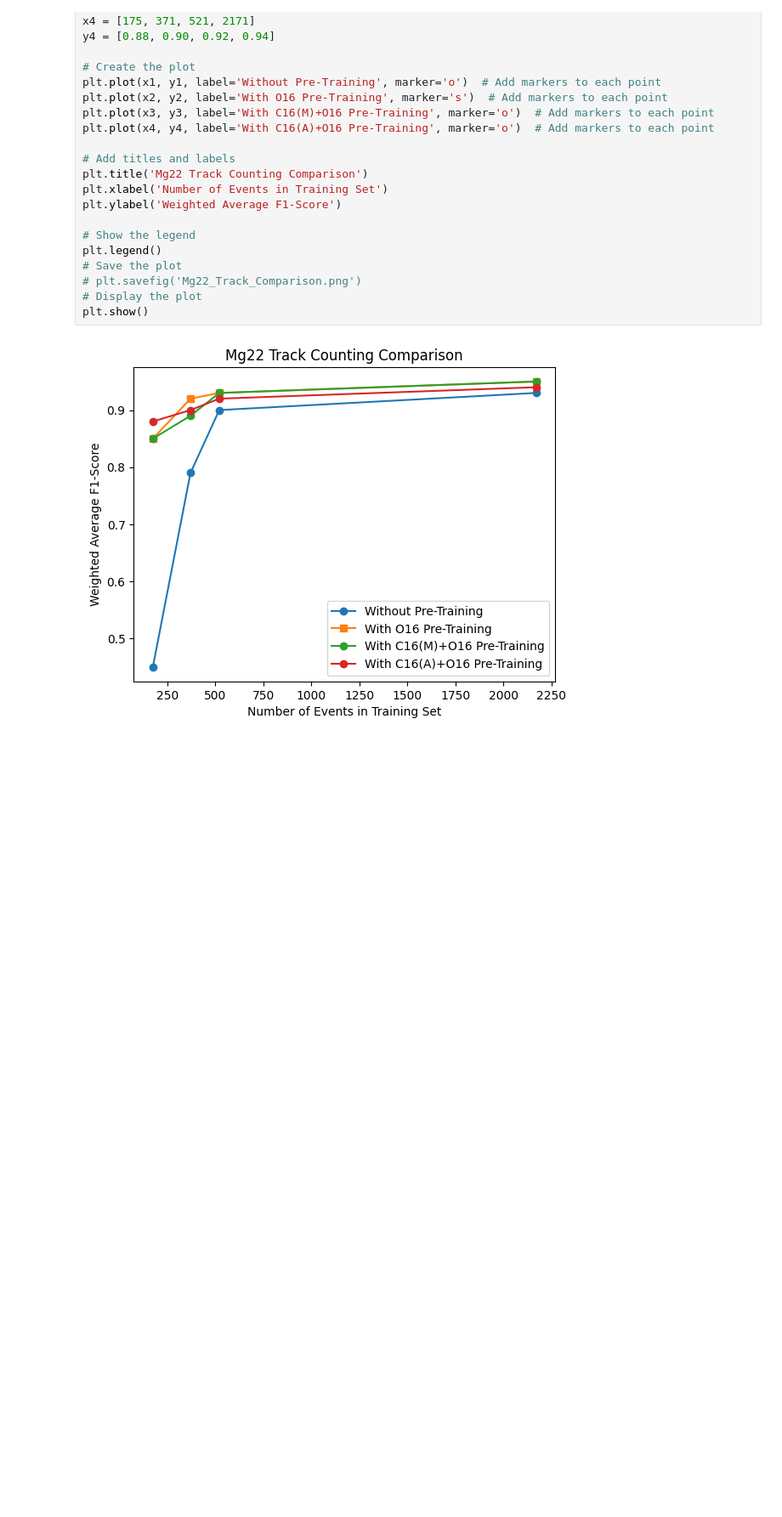
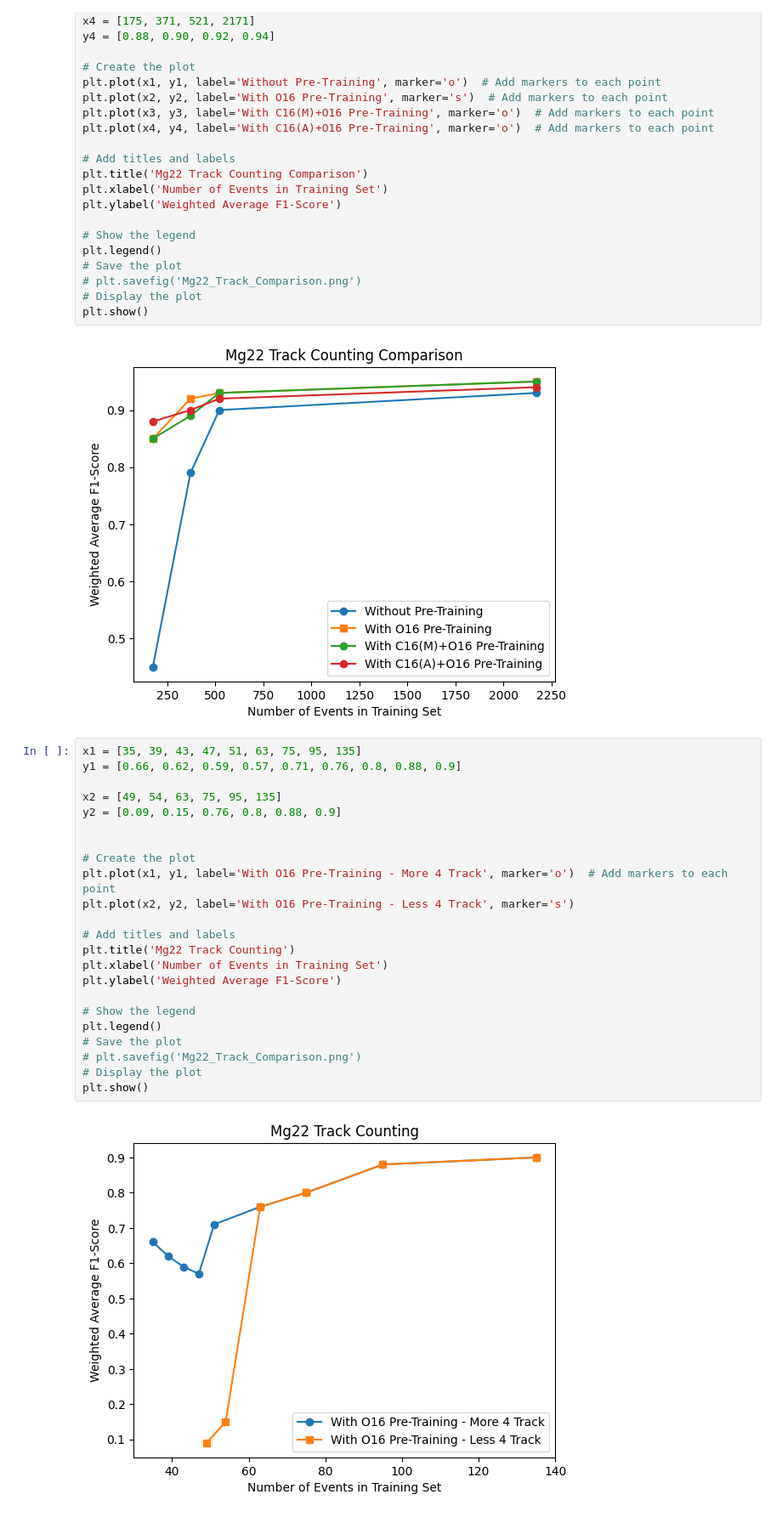
Before and after one commit to alpha-davidson/ATTPCLatent, a Jupyter notebook: Mg22_dw_plot.ipynb, the cells around one changed output. Shown at 85% size. Drawn from its saved outputs; the diff is of its cells as text; blank space fills up the shorter version.

Commit message:
plotting new results with smaller training sets

```diff
--- a/Mg22_dw_plot.ipynb
+++ b/Mg22_dw_plot.ipynb
@@ -36,3 +36,28 @@ plt.legend()
 plt.show()
 # %% [output]
 [figure]
+# %%
+x1 = [35, 39, 43, 47, 51, 63, 75, 95, 135]
+y1 = [0.66, 0.62, 0.59, 0.57, 0.71, 0.76, 0.8, 0.88, 0.9]
+
+x2 = [49, 54, 63, 75, 95, 135]
+y2 = [0.09, 0.15, 0.76, 0.8, 0.88, 0.9]
+
+
+# Create the plot
+plt.plot(x1, y1, label='With O16 Pre-Training - More 4 Track', marker='o')  # Add markers to each point
+plt.plot(x2, y2, label='With O16 Pre-Training - Less 4 Track', marker='s')
+
+# Add titles and labels
+plt.title('Mg22 Track Counting')
+plt.xlabel('Number of Events in Training Set')
+plt.ylabel('Weighted Average F1-Score')
+
+# Show the legend
+plt.legend()
+# Save the plot
+# plt.savefig('Mg22_Track_Comparison.png')
+# Display the plot
+plt.show()
+# %% [output]
+[figure, added]
```
